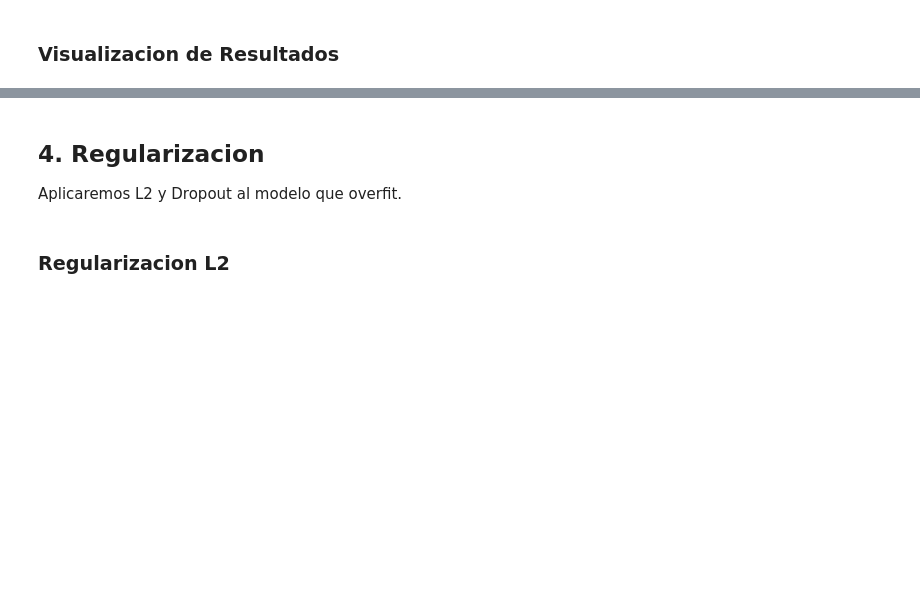
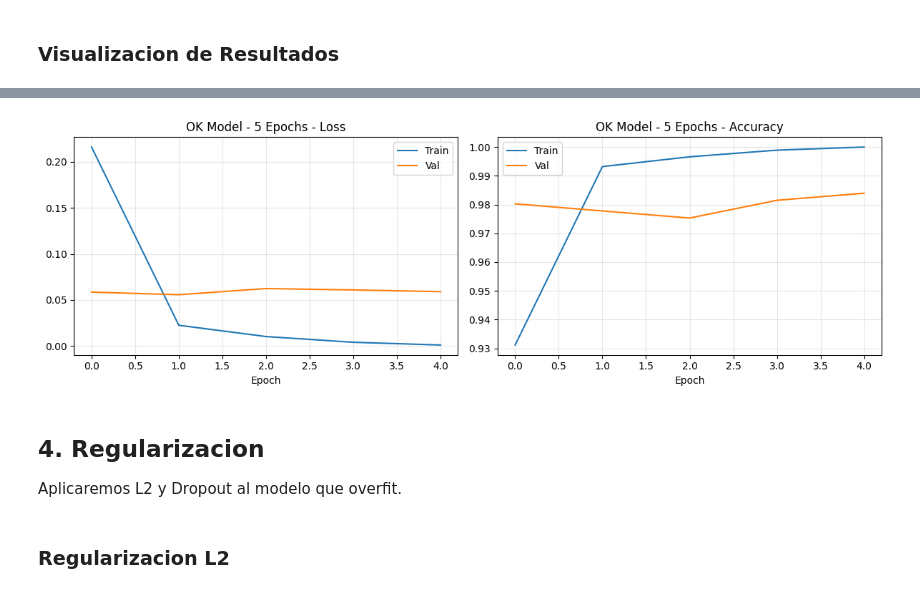
Before and after one commit to moisesbritez92/deep_learning_nbs, a Jupyter notebook: Notebooks/DL-HW-1/scRNA_Complete_Homework_Solution.ipynb, the cells around one changed output, grey strips where cells are left out. Cells and saved outputs as stored; diff of their text form; code cells hidden in the pictures; blank space fills up the shorter version.

```diff
--- a/Notebooks/DL-HW-1/scRNA_Complete_Homework_Solution.ipynb
+++ b/Notebooks/DL-HW-1/scRNA_Complete_Homework_Solution.ipynb
@@ -242,0 +450,11 @@ plot_history(history_overfit, 'Overfit Model')
+# %%
+model_ok_5 = create_ok_model()
+model_ok_5.summary()
+# Entrenar modelo OK 5 epocas
+history_ok_5 = model_ok_5.fit(
+    X_train, y_train, epochs=5, batch_size=32,
+    validation_data=(X_val, y_val), verbose=1
+)
+
+print(f"Train acc: {history_ok.history['accuracy'][-1]:.4f}")
+print(f"Val acc: {history_ok.history['val_accuracy'][-1]:.4f}")
@@ -243,3 +479,7 @@ plot_history(history_overfit, 'Overfit Model')
+# %%
+plot_history(history_ok_5, 'OK Model - 5 Epochs')
+# %% [output]
+[figure, added]
 # %% [markdown]
 ## 4. Regularizacion
 
```
Also changed, not shown: parts of 46 cells of this notebook, 12 other files.
